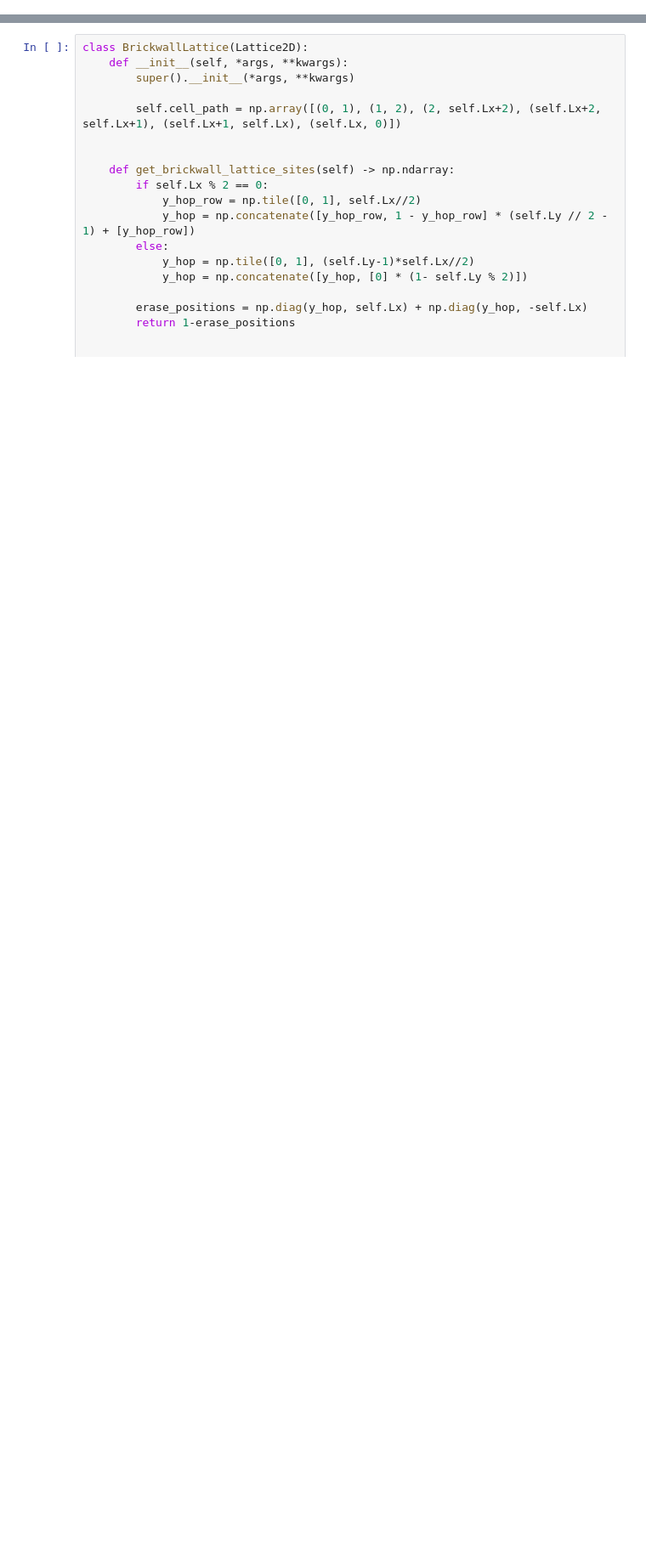
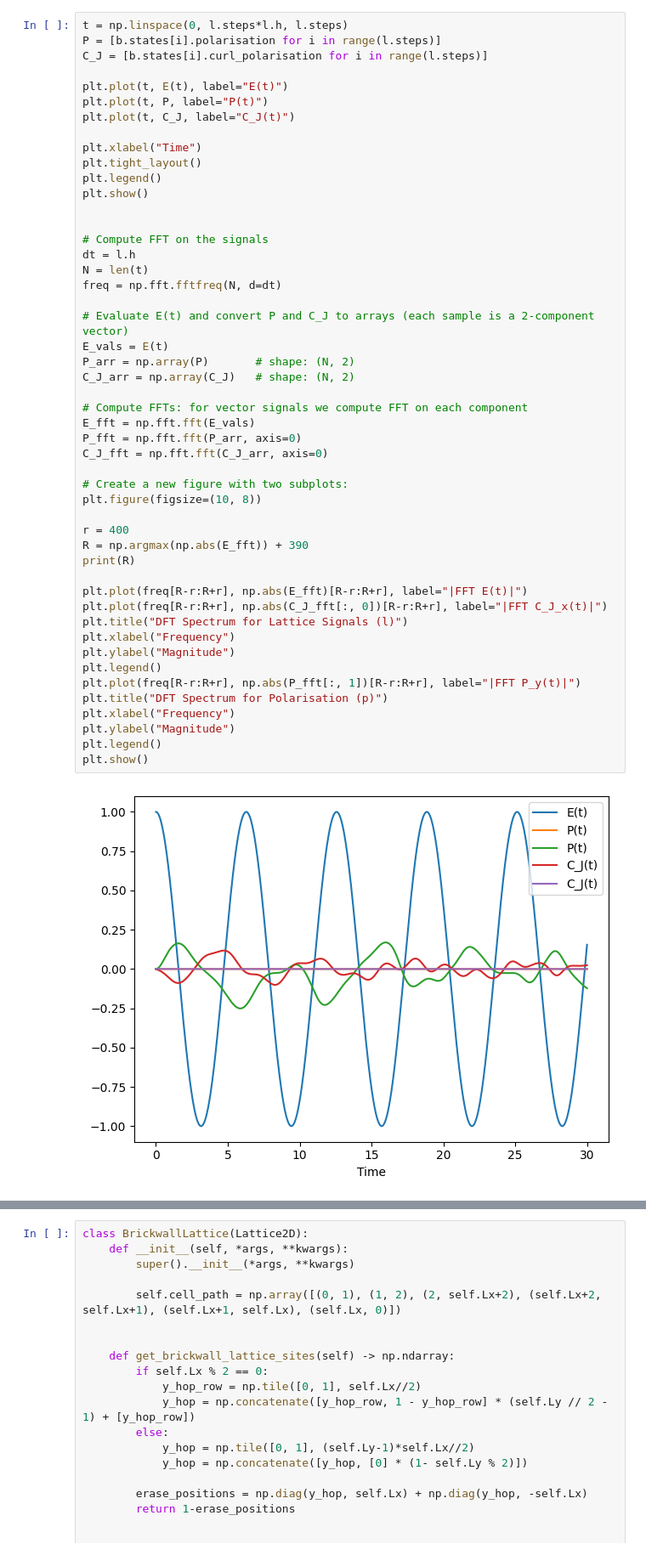
Before and after one commit to Leonard-P/orbitronics_research_project, a Jupyter notebook: lattice.ipynb, the cells around one changed output, grey strips where cells are left out. Shown: that part at 85% size. Saved outputs shown, nothing was run; the diff lists cells and outputs as text; blank space fills up the shorter version.

Commit message:
curl "polarization"

```diff
--- a/lattice.ipynb
+++ b/lattice.ipynb
@@ -3,0 +68,51 @@ from lattice import Lattice2D, BrickwallLattice, SquareLattice
+# %%
+t = np.linspace(0, l.steps*l.h, l.steps)
+P = [b.states[i].polarisation for i in range(l.steps)]
+C_J = [b.states[i].curl_polarisation for i in range(l.steps)]
+
+plt.plot(t, E(t), label="E(t)")
+plt.plot(t, P, label="P(t)")
+plt.plot(t, C_J, label="C_J(t)")
+
+plt.xlabel("Time")
+plt.tight_layout()
+plt.legend()
+plt.show()
+
+
+# Compute FFT on the signals
+dt = l.h
+N = len(t)
+freq = np.fft.fftfreq(N, d=dt)
+
+# Evaluate E(t) and convert P and C_J to arrays (each sample is a 2-component vector)
+E_vals = E(t)
+P_arr = np.array(P)       # shape: (N, 2)
+C_J_arr = np.array(C_J)   # shape: (N, 2)
+
+# Compute FFTs: for vector signals we compute FFT on each component
+E_fft = np.fft.fft(E_vals)
+P_fft = np.fft.fft(P_arr, axis=0)
+C_J_fft = np.fft.fft(C_J_arr, axis=0)
+
+# Create a new figure with two subplots:
+plt.figure(figsize=(10, 8))
+
+r = 400
+R = np.argmax(np.abs(E_fft)) + 390
+print(R)
+
+plt.plot(freq[R-r:R+r], np.abs(E_fft)[R-r:R+r], label="|FFT E(t)|")
+plt.plot(freq[R-r:R+r], np.abs(C_J_fft[:, 0])[R-r:R+r], label="|FFT C_J_x(t)|")
+plt.title("DFT Spectrum for Lattice Signals (l)")
+plt.xlabel("Frequency")
+plt.ylabel("Magnitude")
+plt.legend()
+plt.plot(freq[R-r:R+r], np.abs(P_fft[:, 1])[R-r:R+r], label="|FFT P_y(t)|")
+plt.title("DFT Spectrum for Polarisation (p)")
+plt.xlabel("Frequency")
+plt.ylabel("Magnitude")
+plt.legend()
+plt.show()
+# %% [output]
+[figure, added]
```
Also changed, not shown: parts of 5 cells of this notebook, 6 other files.
